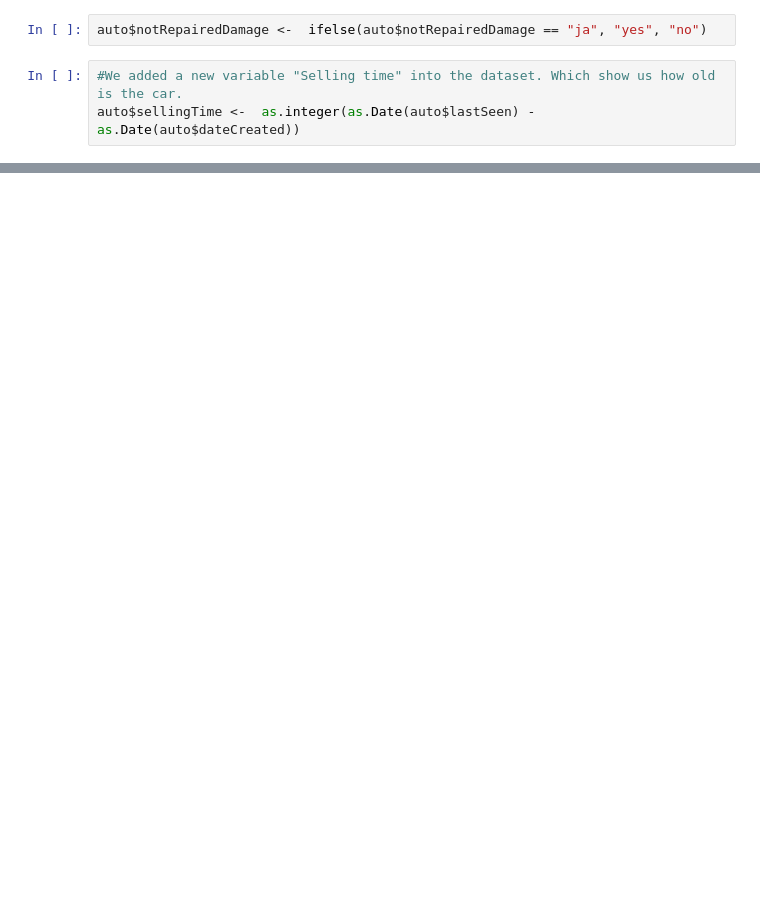
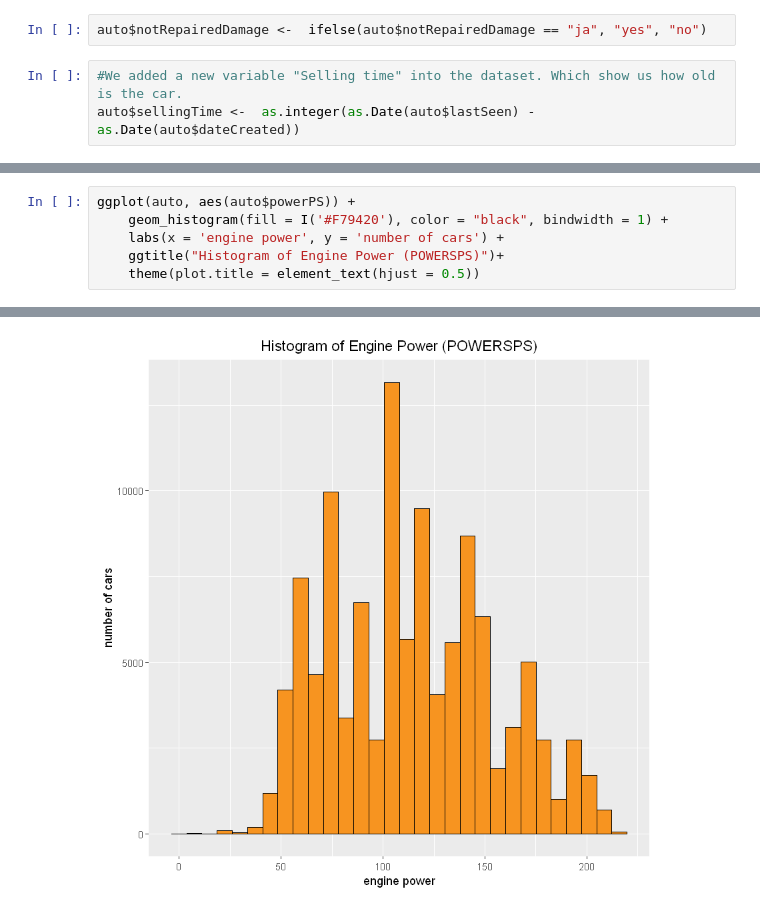
Before and after one commit to LippDas/Users-Cars, a Jupyter notebook: Used Cars/code/#1 User Cars.ipynb, the cells around one changed output, grey strips where cells are left out. Drawn from its saved outputs; the diff is of its cells as text; blank space fills up the shorter version.

```diff
--- a/Used Cars/code/#1 User Cars.ipynb
+++ b/Used Cars/code/#1 User Cars.ipynb
@@ -393,0 +510,7 @@ auto[()]
+# %%
+ggplot(auto, aes(auto$powerPS)) +
+    geom_histogram(fill = I('#F79420'), color = "black", bindwidth = 1) +
+    labs(x = 'engine power', y = 'number of cars') +
+    ggtitle("Histogram of Engine Power (POWERSPS)")+
+    theme(plot.title = element_text(hjust = 0.5))
+# %% [output]
@@ -393,0 +519 @@ auto[()]
+[figure, added]
```
Also changed, not shown: parts of 81 cells of this notebook.
